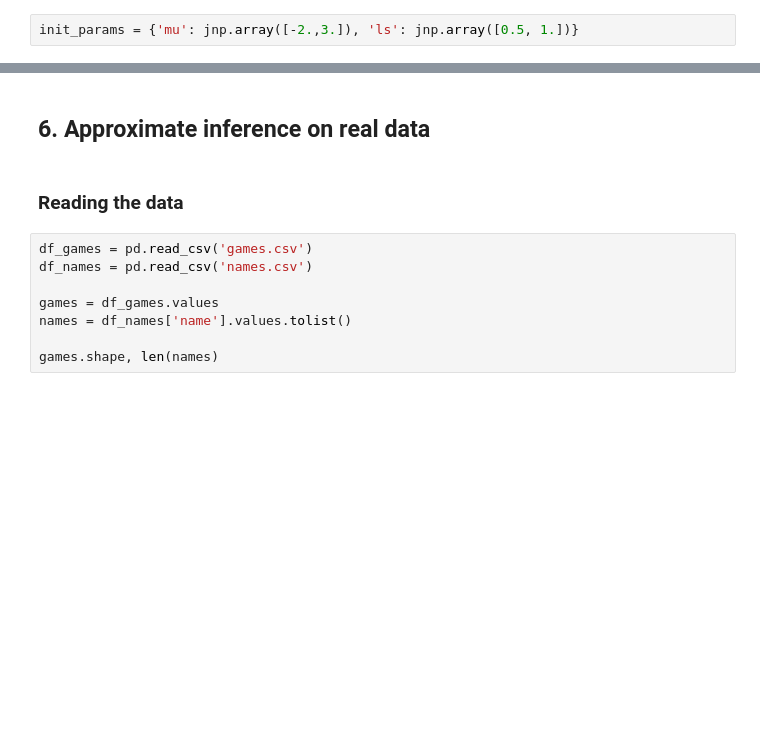
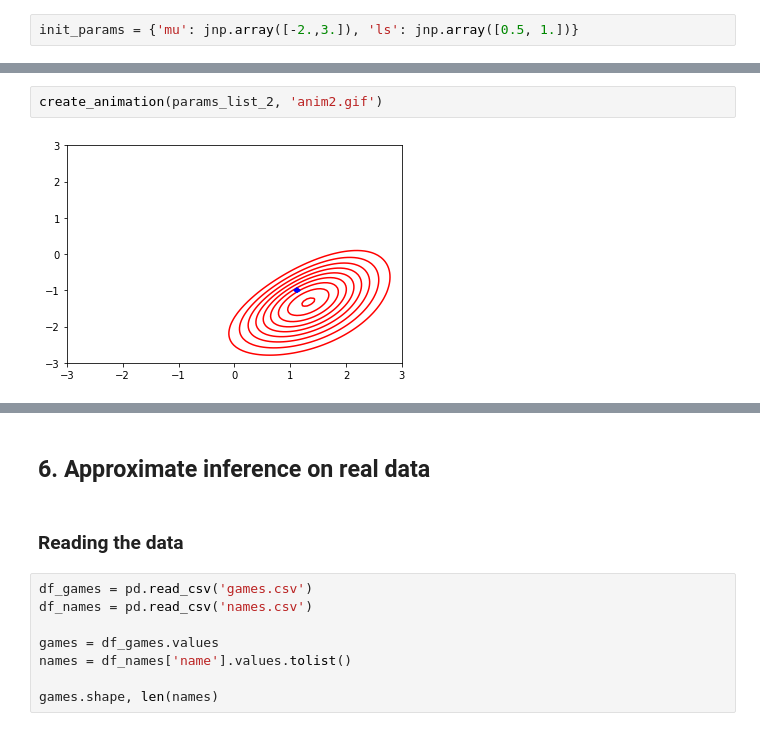
Before and after one commit to mrsalehi/csc2506-prob-learn-reason, a Jupyter notebook: Assignment-2/A2.ipynb, the cells around one changed output, grey strips where cells are left out. Cells and saved outputs as stored; diff of their text form; blank space fills up the shorter version.

```diff
--- a/Assignment-2/A2.ipynb
+++ b/Assignment-2/A2.ipynb
@@ -335,3 +352,7 @@ Iteration 180, Loss: 1.3082833290100098
+# %%
+create_animation(params_list_2, 'anim2.gif')
+# %% [output]
+[figure, added]
 # %%
 init_params = {'mu': jnp.array([-2.,3.]), 'ls': jnp.array([20., 11.])}
 
```
Also changed, not shown: parts of 12 cells of this notebook, 3 other files.
